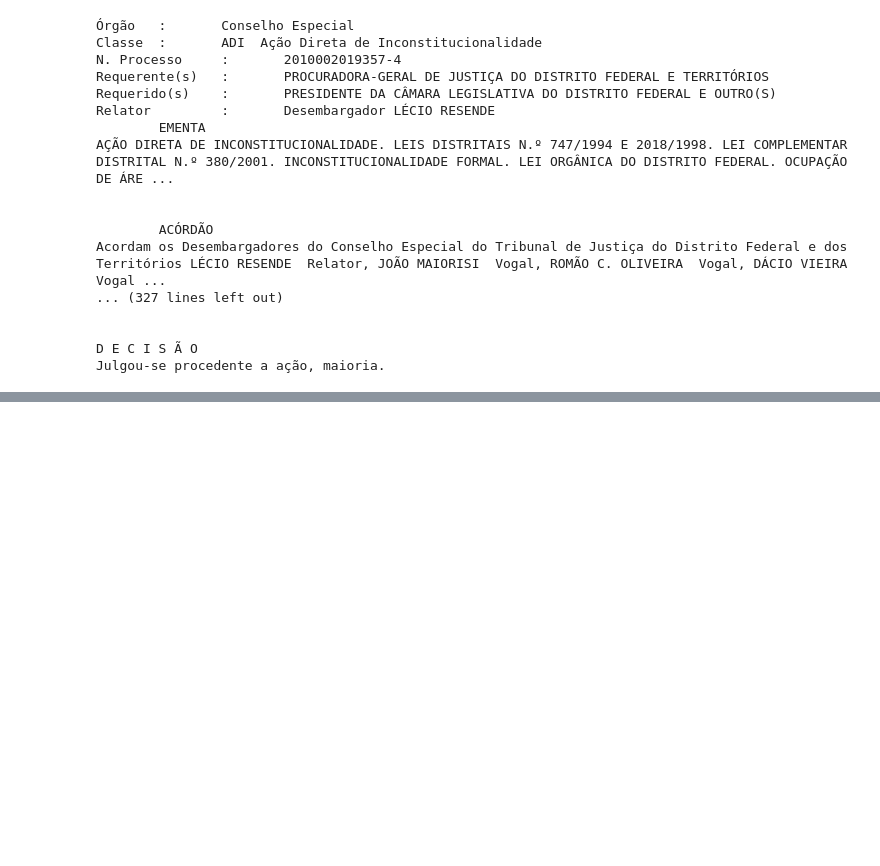
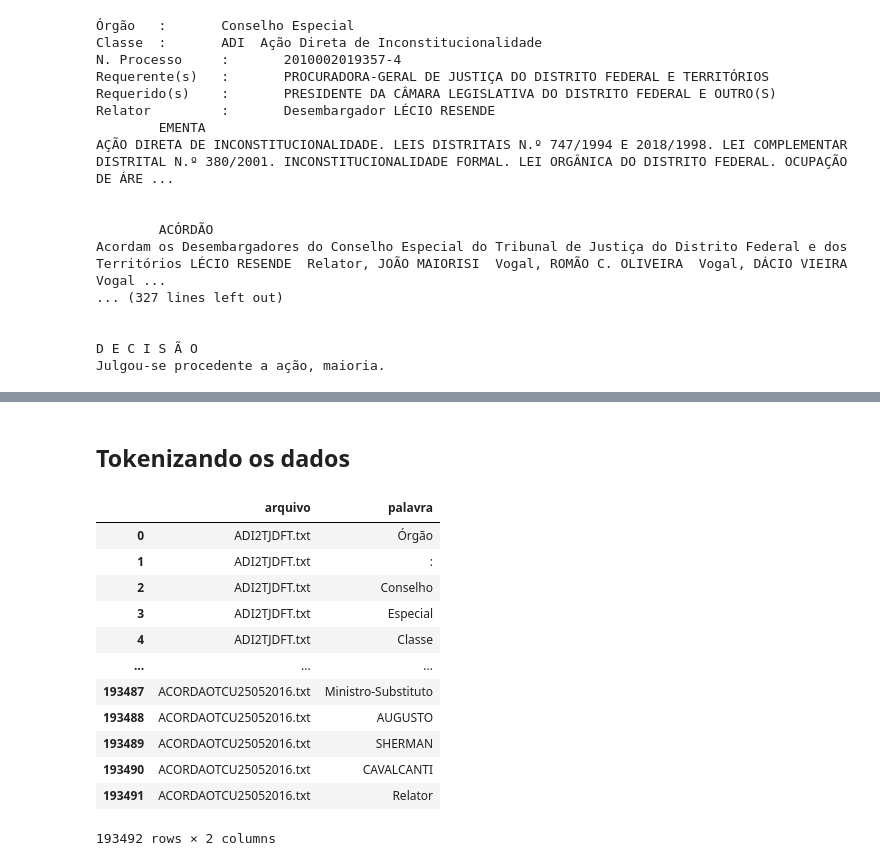
Before and after one commit to ledsouza/nlp-entity-recognition, a Jupyter notebook: notebooks/Named Entity Recognition Project.ipynb, the cells around one changed output, grey strips where cells are left out. Drawn from its saved outputs; the diff is of its cells as text; code cells hidden in the pictures; blank space fills up the shorter version.

```diff
--- a/notebooks/Named Entity Recognition Project.ipynb
+++ b/notebooks/Named Entity Recognition Project.ipynb
@@ -61,0 +154,29 @@ Julgou-se procedente a ação, maioria.
+# %% [markdown]
+## Tokenizando os dados
+# %%
+data = []
+
+with zipfile.ZipFile(texts_path, "r") as zip:
+    for file_name in zip.namelist():
+        with zip.open(file_name, "r") as file:
+            content = file.read().decode("utf-8")
+            words = content.split()
+            for word in words:
+                data.append([file_name, word])
+# %%
+words_df = pd.DataFrame(data, columns=["arquivo", "palavra"])
+words_df
+# %% [output]
+|  | arquivo | palavra |
+| 0 | ADI2TJDFT.txt | Órgão |
+| 1 | ADI2TJDFT.txt | : |
+| 2 | ADI2TJDFT.txt | Conselho |
+| 3 | ADI2TJDFT.txt | Especial |
+| 4 | ADI2TJDFT.txt | Classe |
+| ... | ... | ... |
+| 193487 | ACORDAOTCU25052016.txt | Ministro-Substituto |
+| 193488 | ACORDAOTCU25052016.txt | AUGUSTO |
+| 193489 | ACORDAOTCU25052016.txt | SHERMAN |
+| 193490 | ACORDAOTCU25052016.txt | CAVALCANTI |
+| 193491 | ACORDAOTCU25052016.txt | Relator |
+193492 rows × 2 columns
```
Also changed, not shown: parts of 31 cells of this notebook, 2 other files.
